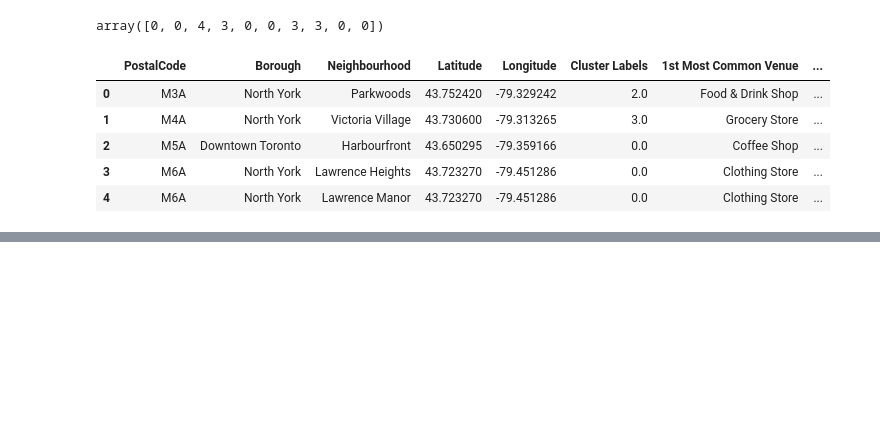
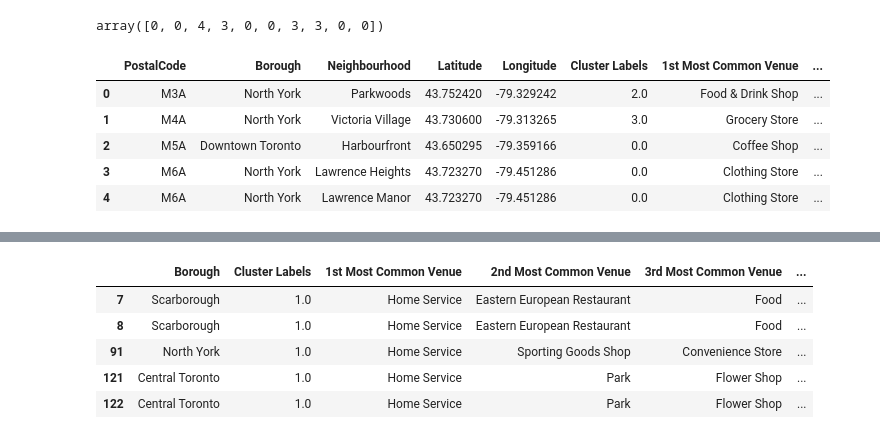
Before and after one commit to afilcheff/IBM-Data-Science, a Jupyter notebook: Segmenting and Clustering Neighborhoods in Toronto.ipynb, the cells around one changed output, grey strips where cells are left out. Saved outputs shown, nothing was run; the diff lists cells and outputs as text; code cells hidden in the pictures; blank space fills up the shorter version.

```diff
--- a/Segmenting and Clustering Neighborhoods in Toronto.ipynb
+++ b/Segmenting and Clustering Neighborhoods in Toronto.ipynb
@@ -479,0 +501,9 @@ map_clusters
+# %%
+toronto_merged.loc[toronto_merged['Cluster Labels'] == 1, toronto_merged.columns[[1] + list(range(5, toronto_merged.shape[1]))]]
+# %% [output]
+|  | Borough | Cluster Labels | 1st Most Common Venue | 2nd Most Common Venue | 3rd Most Common Venue | ... |
+| 7 | Scarborough | 1.0 | Home Service | Eastern European Restaurant | Food | ... |
+| 8 | Scarborough | 1.0 | Home Service | Eastern European Restaurant | Food | ... |
+| 91 | North York | 1.0 | Home Service | Sporting Goods Shop | Convenience Store | ... |
+| 121 | Central Toronto | 1.0 | Home Service | Park | Flower Shop | ... |
+| 122 | Central Toronto | 1.0 | Home Service | Park | Flower Shop | ... |
```
Also changed, not shown: parts of 4 cells of this notebook.
